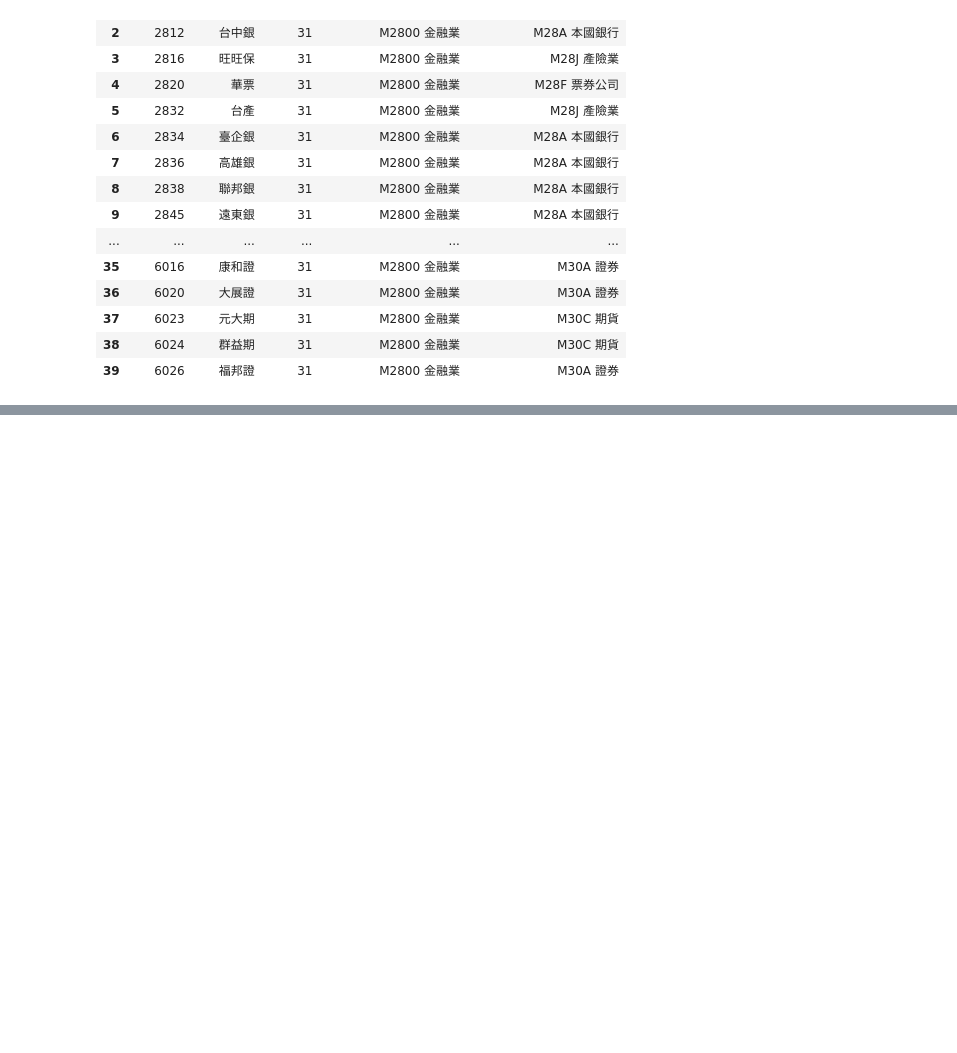
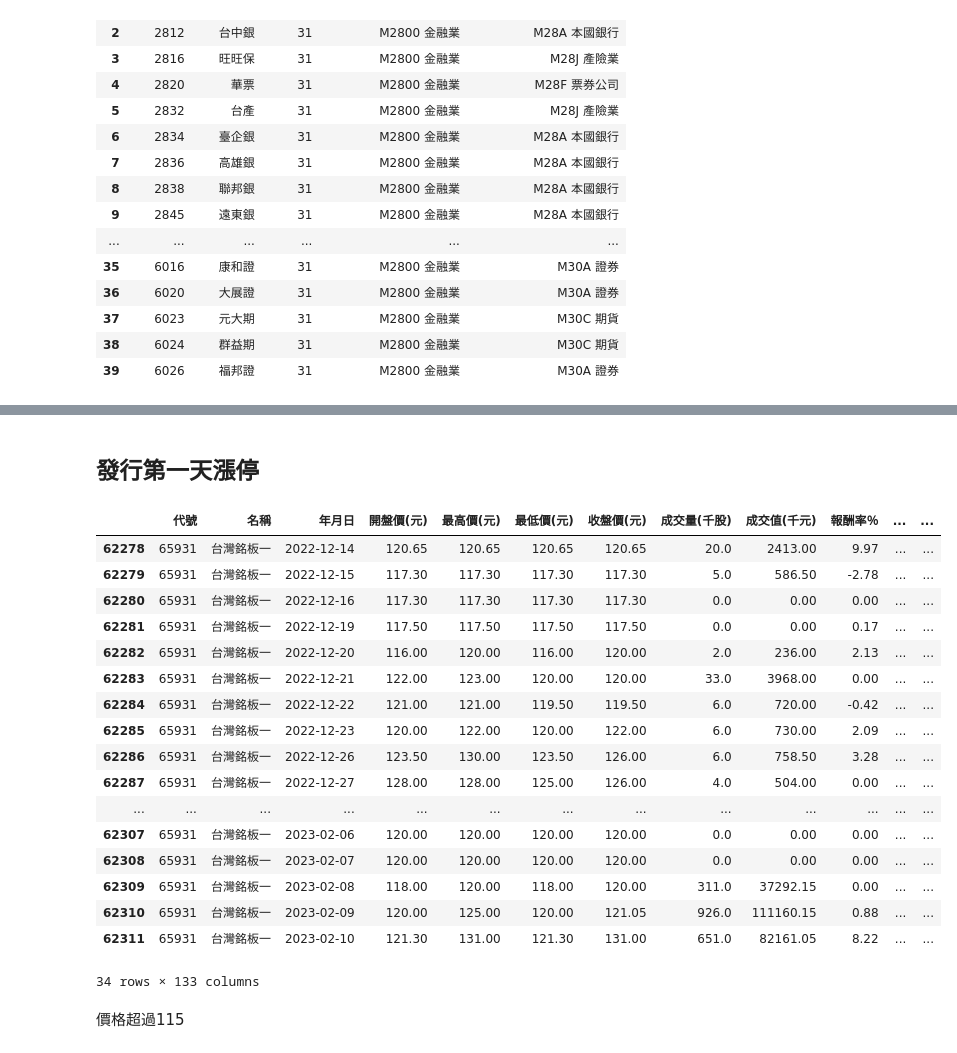
Before and after one commit to Cyu41/Revenue, a Jupyter notebook: Untitled.ipynb, the cells around one changed output, grey strips where cells are left out. Drawn from its saved outputs; the diff is of its cells as text; code cells hidden in the pictures; blank space fills up the shorter version.

```diff
--- a/Untitled.ipynb
+++ b/Untitled.ipynb
@@ -689,0 +1577,2 @@ a.drop_duplicates('st_code').sort_values('st_code')
+# %%
+data.revenue = round(data.revenue/1000, 1)
@@ -689,0 +1968,67 @@ a.drop_duplicates('st_code').sort_values('st_code')
+# %%
+df_list = df.loc[:, ['代號', '發行日']].drop_duplicates()
+df_list['公司代號'] = df_list['代號'].astype(str).str[0:4].astype(int)
+rev1['公司代號'] = rev1['公司代號'].astype(int)
+df_rev = pd.merge(df_list, rev1, on=['公司代號'])
+
+df_rev = df_rev[df_rev['營收發布日'].isna() == False]
+
+df_rev = pd.merge(df_rev[(df_rev['發行日'] > df_rev['營收發布日'])].drop_duplicates(
+    '公司代號', keep='last').loc[:, ['代號', '發行日', '營收發布日', '單月營收成長率％', 'yoy年成長大於10', 'yoy連續成長','yoy近五年成長']],
+                  df_rev[(df_rev['發行日'] > df_rev['財報發布日'])].drop_duplicates(
+                      '公司代號', keep='last').loc[:, ['代號', '發行日', '財報發布日', 'ROE(A)－稅後', '季底每股稅後淨利', 'roe成長', 'eps成長','roe連續成長', 'eps連續成長', 'roe近五年成長', 'eps近五年成長']],
+                  on=['代號', '發行日'])
+
+
+df = pd.merge(df, df_rev, on=['代號', '發行日'], how='outer')
+df['yoy_連續'] = np.where(df['yoy連續成長'] >= 6 , '發行時yoy連續半年有超過10％',
+                        np.where(df['yoy連續成長'] > 0, '發行時yoy有超過10％', 'yoy低於10%'))
+df['資料筆數'] = 1
+
+df['勝個數'] = df.loc[df.bh_return > 0, 'bh_return']
+df['敗個數'] = df.loc[df.bh_return <= 0, 'bh_return']
+
+df['勝報酬'] = df.loc[df.bh_return > 0, 'bh_return']
+df['敗報酬'] = df.loc[df.bh_return <= 0, 'bh_return']
+
+df['st勝個數'] = df.loc[df.st_return > 0, 'st_return']
+df['st敗個數'] = df.loc[df.st_return <= 0, 'st_return']
+
+df['st勝報酬'] = df.loc[df.st_return > 0, 'st_return']
+df['st敗報酬'] = df.loc[df.st_return <= 0, 'st_return']
+
+df['勝率'] = np.where(df['st_return'] > 0, 1, 0)
+df['st勝率'] = np.where(df['st_return'] > 0, 1, 0)
+
+df['目前發行總額(仟元)'] = (df['目前發行總額(仟元)']/100).astype(int)
+df = df.rename({'目前發行總額(仟元)':'目前發行總額(張)'}, axis=1)
+# %% [markdown]
+## 發行第一天漲停
+</br>
+# %%
+spike = df[(df.day == 1) & (round(df['報酬率％'], 0) == 10)]
+spike = pd.merge(spike.loc[:, ['代號', '名稱']], df.drop('名稱', axis=1), on=['代號'], how='inner')
+spike.drop_duplicates('代號')
+
+spike[(spike['代號'] == 65931)]
+# %% [output]
+|  | 代號 | 名稱 | 年月日 | 開盤價(元) | 最高價(元) | 最低價(元) | 收盤價(元) | 成交量(千股) | 成交值(千元) | 報酬率％ | ... | ... |
+| 62278 | 65931 | 台灣銘板一 | 2022-12-14 | 120.65 | 120.65 | 120.65 | 120.65 | 20.0 | 2413.00 | 9.97 | ... | ... |
+| 62279 | 65931 | 台灣銘板一 | 2022-12-15 | 117.30 | 117.30 | 117.30 | 117.30 | 5.0 | 586.50 | -2.78 | ... | ... |
+| 62280 | 65931 | 台灣銘板一 | 2022-12-16 | 117.30 | 117.30 | 117.30 | 117.30 | 0.0 | 0.00 | 0.00 | ... | ... |
+| 62281 | 65931 | 台灣銘板一 | 2022-12-19 | 117.50 | 117.50 | 117.50 | 117.50 | 0.0 | 0.00 | 0.17 | ... | ... |
+| 62282 | 65931 | 台灣銘板一 | 2022-12-20 | 116.00 | 120.00 | 116.00 | 120.00 | 2.0 | 236.00 | 2.13 | ... | ... |
+| 62283 | 65931 | 台灣銘板一 | 2022-12-21 | 122.00 | 123.00 | 120.00 | 120.00 | 33.0 | 3968.00 | 0.00 | ... | ... |
+| 62284 | 65931 | 台灣銘板一 | 2022-12-22 | 121.00 | 121.00 | 119.50 | 119.50 | 6.0 | 720.00 | -0.42 | ... | ... |
+| 62285 | 65931 | 台灣銘板一 | 2022-12-23 | 120.00 | 122.00 | 120.00 | 122.00 | 6.0 | 730.00 | 2.09 | ... | ... |
+| 62286 | 65931 | 台灣銘板一 | 2022-12-26 | 123.50 | 130.00 | 123.50 | 126.00 | 6.0 | 758.50 | 3.28 | ... | ... |
+| 62287 | 65931 | 台灣銘板一 | 2022-12-27 | 128.00 | 128.00 | 125.00 | 126.00 | 4.0 | 504.00 | 0.00 | ... | ... |
+| ... | ... | ... | ... | ... | ... | ... | ... | ... | ... | ... | ... | ... |
+| 62307 | 65931 | 台灣銘板一 | 2023-02-06 | 120.00 | 120.00 | 120.00 | 120.00 | 0.0 | 0.00 | 0.00 | ... | ... |
+| 62308 | 65931 | 台灣銘板一 | 2023-02-07 | 120.00 | 120.00 | 120.00 | 120.00 | 0.0 | 0.00 | 0.00 | ... | ... |
+| 62309 | 65931 | 台灣銘板一 | 2023-02-08 | 118.00 | 120.00 | 118.00 | 120.00 | 311.0 | 37292.15 | 0.00 | ... | ... |
+| 62310 | 65931 | 台灣銘板一 | 2023-02-09 | 120.00 | 125.00 | 120.00 | 121.05 | 926.0 | 111160.15 | 0.88 | ... | ... |
+| 62311 | 65931 | 台灣銘板一 | 2023-02-10 | 121.30 | 131.00 | 121.30 | 131.00 | 651.0 | 82161.05 | 8.22 | ... | ... |
+34 rows × 133 columns
+# %% [markdown]
+價格超過115
```
Also changed, not shown: parts of 64 cells of this notebook, 12 other files.
